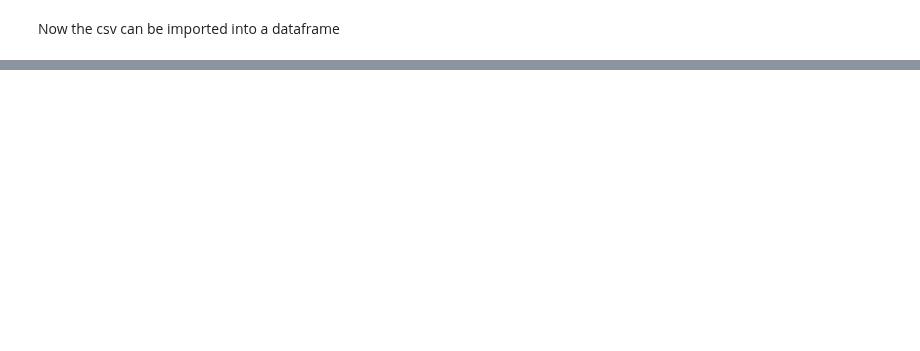
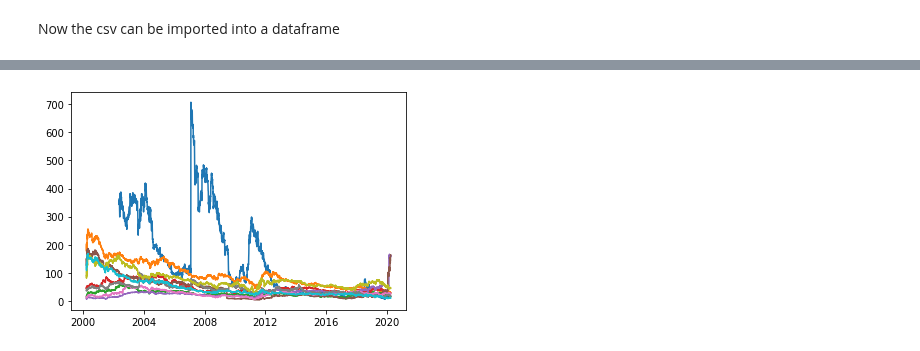
Before and after one commit to CAP4770-group9-project/final-project, a Jupyter notebook: classical_portfolio_optimization.ipynb, the cells around one changed output, grey strips where cells are left out. Saved outputs shown, nothing was run; the diff lists cells and outputs as text; code cells hidden in the pictures; blank space fills up the shorter version.

```diff
--- a/classical_portfolio_optimization.ipynb
+++ b/classical_portfolio_optimization.ipynb
@@ -93,7 +95,6 @@ import pandas as pd
 import time
 
 #change directory to where the data is located
-# %cd drive/My Drive/cap4770-project
 !pwd
 
 #use timer to get process times
@@ -101,24 +102,15 @@ start_time = time.time()
 
 #read csv
 data = pd.read_csv("SP_DAILY_2000-2020.csv")
-print("read data --- %s seconds ---" % (time.time() - start_time))
-print()
+#print("read data --- %s seconds ---" % (time.time() - start_time))
 
 #preview first 5 lines
-start_time = time.time()
-print(data.head())
-print("get head --- %s seconds ---" % (time.time() - start_time))
-print()
+#start_time = time.time()
+#print(data.head())
+#print("get preview --- %s seconds ---" % (time.time() - start_time))
 
-#preview last 5 lines
-start_time = time.time()
-print(data.tail())
-print("get tail --- %s seconds ---" % (time.time() - start_time))
-print()
+availableStocks = data['Symbol'].unique()
+randomPortfolio = getRandomTickers(availableStocks)
 
-#get size
-start_time = time.time()
-print("Size:", data.size)
-print("get size --- %s seconds ---" % (time.time() - start_time))
-print()
+print(randomPortfolio)
 # %% [output]
@@ -398,0 +119,4 @@ ValueError: ignored
+# %%
+stocksData = data[data['Symbol'].isin(randomPortfolio)]
+
+print(stocksData)
@@ -398,0 +138,4 @@ ValueError: ignored
+# %%
+stocksData.loc[:,['DateTime']] = pd.to_datetime(stocksData.apply(lambda row: row['Date'], axis=1))
+
+print(stocksData)
@@ -398,0 +185,12 @@ ValueError: ignored
+# %%
+grouped_day_stocks = []
+grouped_day = []
+plt.figure()
+for i in range(0, len(randomPortfolio)):
+  grouped_day_stocks.append(stocksData[stocksData['Symbol'] == randomPortfolio[i]])
+  grouped_day.append(grouped_day_stocks[i].groupby(lambda x: grouped_day_stocks[i]['DateTime'][x]))
+for j in range(0, len(randomPortfolio)):
+  plt.plot(grouped_day[j].size().index, grouped_day_stocks[j]['Close'])
+plt.show()
+# %% [output]
+[figure, added]
```
Also changed, not shown: parts of 26 cells of this notebook.
